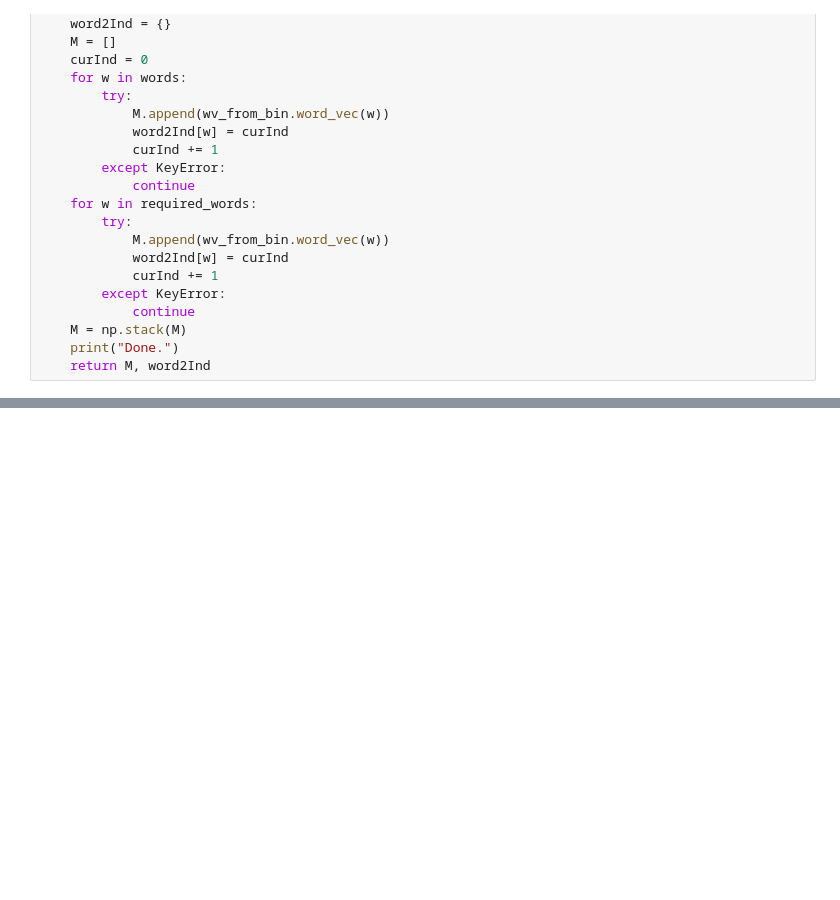
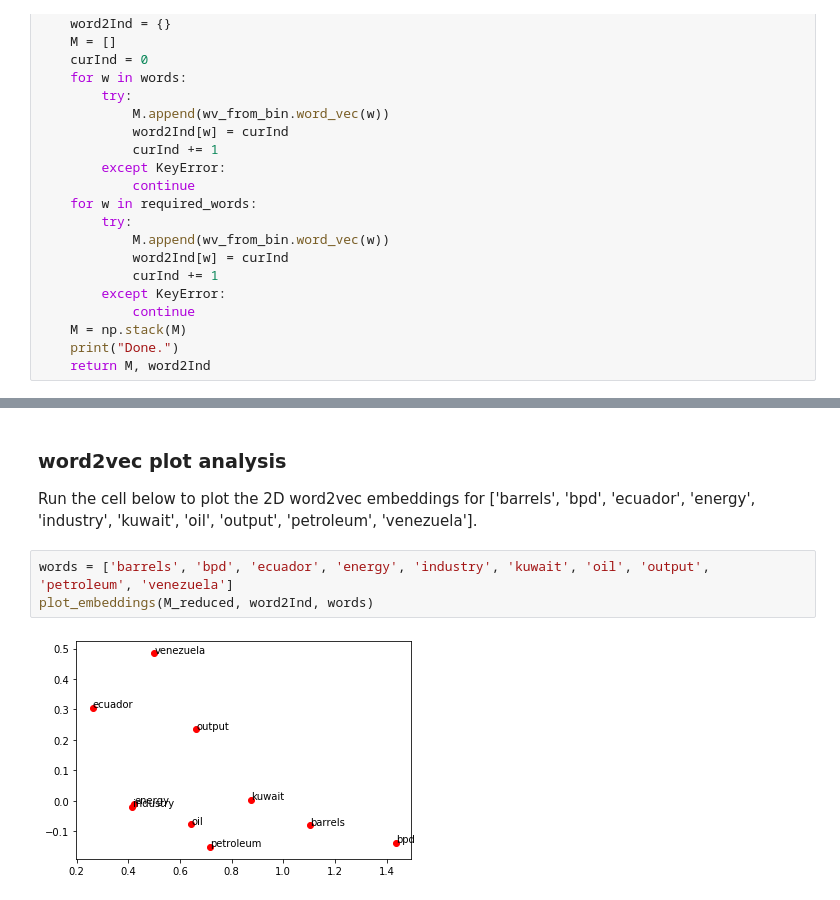
Before and after one commit to agoel41/word-vector-visualization, a Jupyter notebook: Exploring word vectors.ipynb, the cells around one changed output, grey strips where cells are left out. Cells and saved outputs as stored; diff of their text form; blank space fills up the shorter version.

Commit message:
plotting word2vec embedding

```diff
--- a/Exploring word vectors.ipynb
+++ b/Exploring word vectors.ipynb
@@ -520,0 +530,9 @@ M_reduced = reduce_to_k_dim(M, k=2)
+# %% [markdown]
+### word2vec plot analysis
+
+Run the cell below to plot the 2D word2vec embeddings for ['barrels', 'bpd', 'ecuador', 'energy', 'industry', 'kuwait', 'oil', 'output', 'petroleum', 'venezuela'].
+# %%
+words = ['barrels', 'bpd', 'ecuador', 'energy', 'industry', 'kuwait', 'oil', 'output', 'petroleum', 'venezuela']
+plot_embeddings(M_reduced, word2Ind, words)
+# %% [output]
+[figure, added]
```
Also changed, not shown: parts of 5 cells of this notebook.
